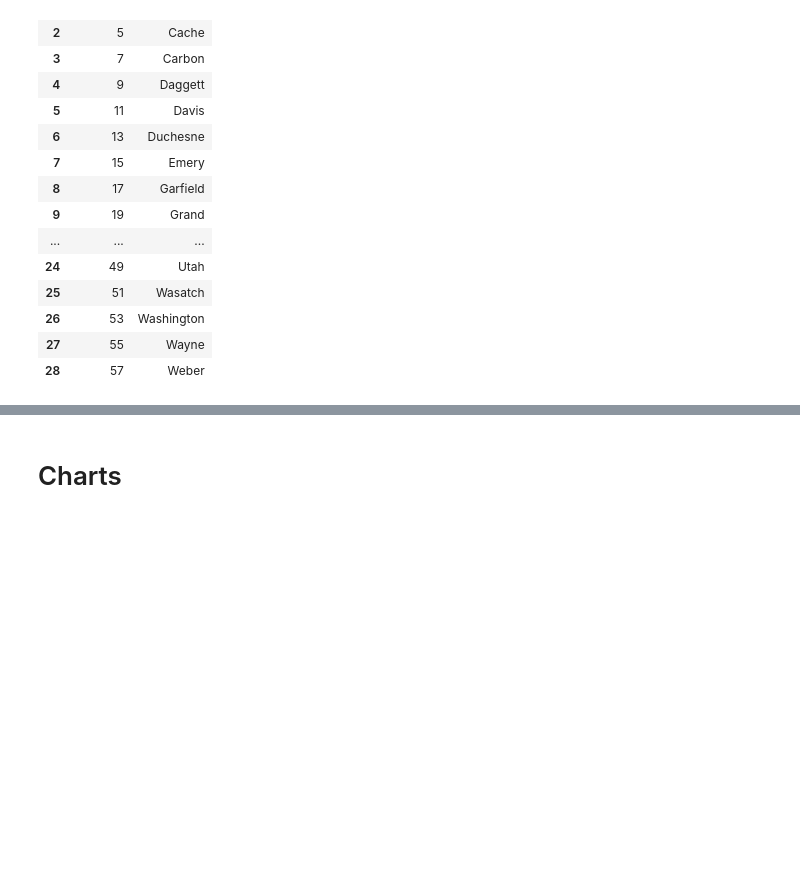
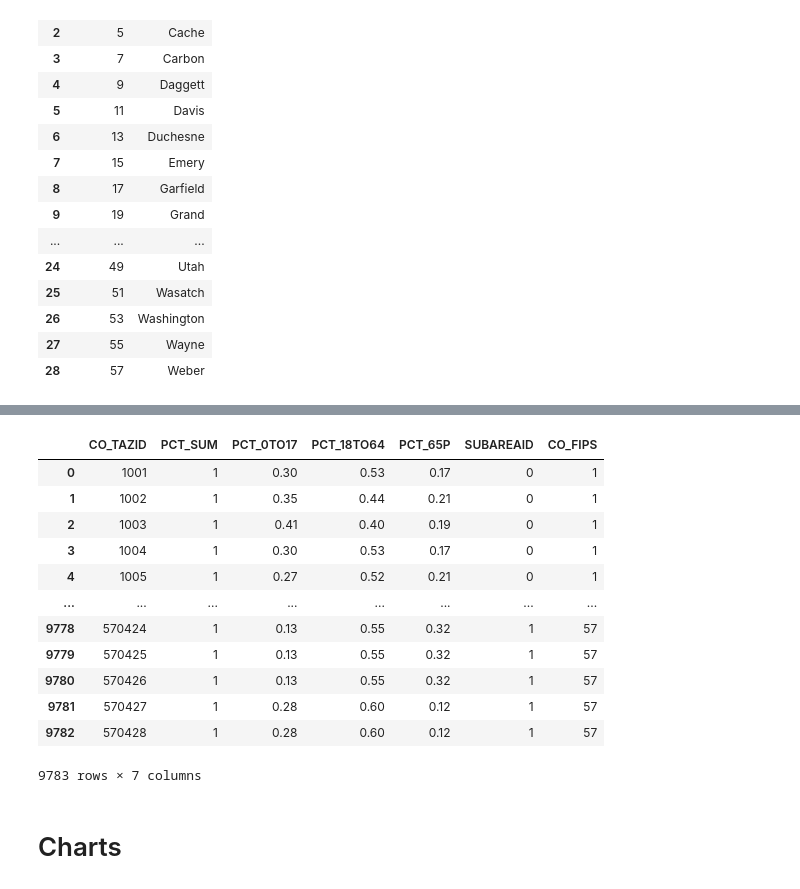
Before and after one commit to WFRCAnalytics/TDM-INP-TAZ-Age-Percent, a Jupyter notebook: 2-compare-previous.ipynb, the cells around one changed output, grey strips where cells are left out. Saved outputs shown, nothing was run; the diff lists cells and outputs as text; code cells hidden in the pictures; blank space fills up the shorter version.

```diff
--- a/2-compare-previous.ipynb
+++ b/2-compare-previous.ipynb
@@ -63,3 +132,19 @@ new_taz_percent_df
+# %%
+prv_taz_percent_df
+# %% [output]
+|  | CO_TAZID | PCT_SUM | PCT_0TO17 | PCT_18TO64 | PCT_65P | SUBAREAID | CO_FIPS |
+| 0 | 1001 | 1 | 0.30 | 0.53 | 0.17 | 0 | 1 |
+| 1 | 1002 | 1 | 0.35 | 0.44 | 0.21 | 0 | 1 |
+| 2 | 1003 | 1 | 0.41 | 0.40 | 0.19 | 0 | 1 |
+| 3 | 1004 | 1 | 0.30 | 0.53 | 0.17 | 0 | 1 |
+| 4 | 1005 | 1 | 0.27 | 0.52 | 0.21 | 0 | 1 |
+| ... | ... | ... | ... | ... | ... | ... | ... |
+| 9778 | 570424 | 1 | 0.13 | 0.55 | 0.32 | 1 | 57 |
+| 9779 | 570425 | 1 | 0.13 | 0.55 | 0.32 | 1 | 57 |
+| 9780 | 570426 | 1 | 0.13 | 0.55 | 0.32 | 1 | 57 |
+| 9781 | 570427 | 1 | 0.28 | 0.60 | 0.12 | 1 | 57 |
+| 9782 | 570428 | 1 | 0.28 | 0.60 | 0.12 | 1 | 57 |
+9783 rows × 7 columns
 # %% [markdown]
 # Charts
 # %%
```
Also changed, not shown: parts of 10 cells of this notebook, 19 other files.
